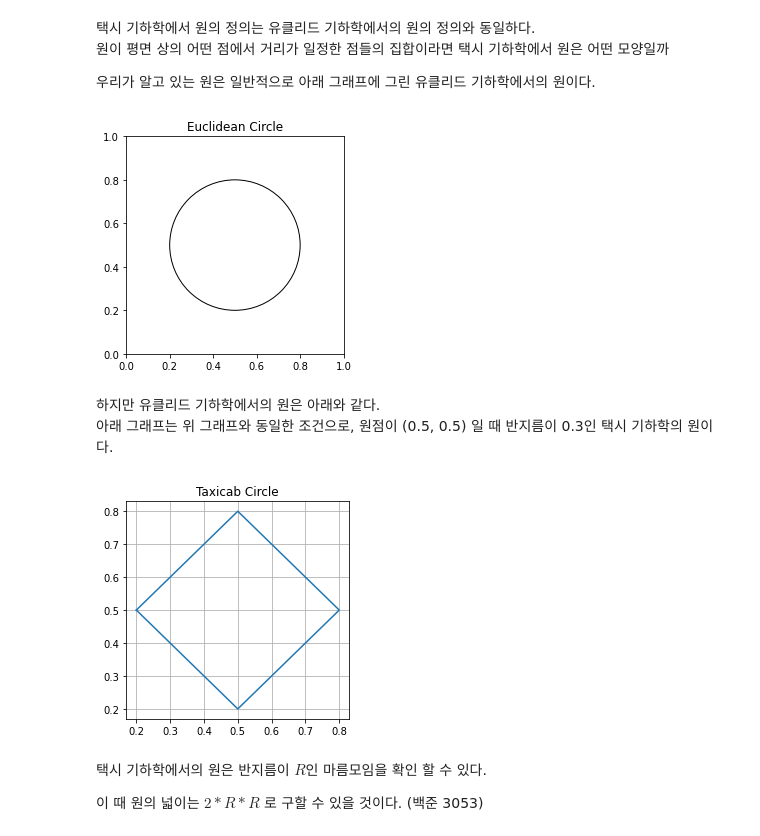
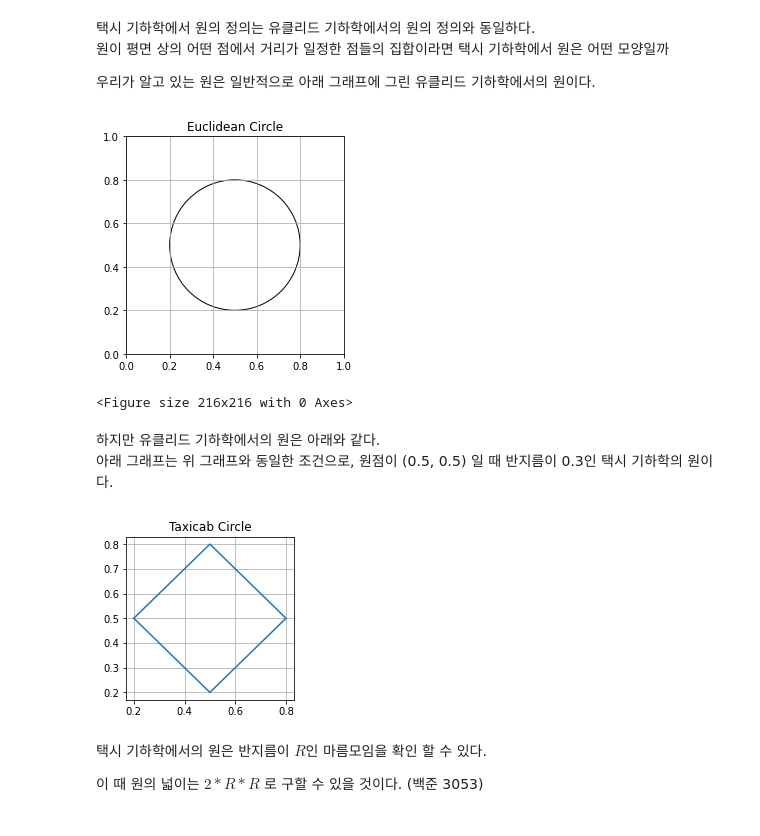
Before and after one commit to 4923/TIL, a Jupyter notebook: Math/taxi-cab-geometry.ipynb, the cells around one changed output. Cells and saved outputs as stored; diff of their text form; code cells hidden in the pictures.

```diff
--- a/Math/taxi-cab-geometry.ipynb
+++ b/Math/taxi-cab-geometry.ipynb
@@ -96,26 +100,29 @@ axes.set_aspect(1)  # 동일한 축으로 정사각형 플롯을 만들기
 axes.add_artist(circle)
 
 plt.title('Euclidean Circle')
+plt.grid()
+plt.figure(figsize=(3,3))
 plt.show()
 # %% [output]
-[figure, old version]
+[figure, new version]
+<Figure size 216x216 with 0 Axes>
 # %% [markdown]
 하지만 유클리드 기하학에서의 원은 아래와 같다.<br>
 아래 그래프는 위 그래프와 동일한 조건으로, 원점이 (0.5, 0.5) 일 때 반지름이 0.3인 택시 기하학의 원이다.
 # %%
 %matplotlib inline
 
 import matplotlib.pyplot as plt
-plt.figure(figsize=(4,4))
+plt.figure(figsize=(3,3))
 
 plt.title('Taxicab Circle')
 plt.plot([0.2, 0.5, 0.8, 0.5, 0.2], [0.5, 0.8, 0.5, 0.2, 0.5])
 
 axes.set_aspect(1)
 plt.grid()
 plt.show()
 # %% [output]
-[figure, old version]
+[figure, new version]
 # %% [markdown]
 택시 기하학에서의 원은 반지름이 $R$인 마름모임을 확인 할 수 있다.
 
```
Also changed, not shown: parts of 1 cell of this notebook.
